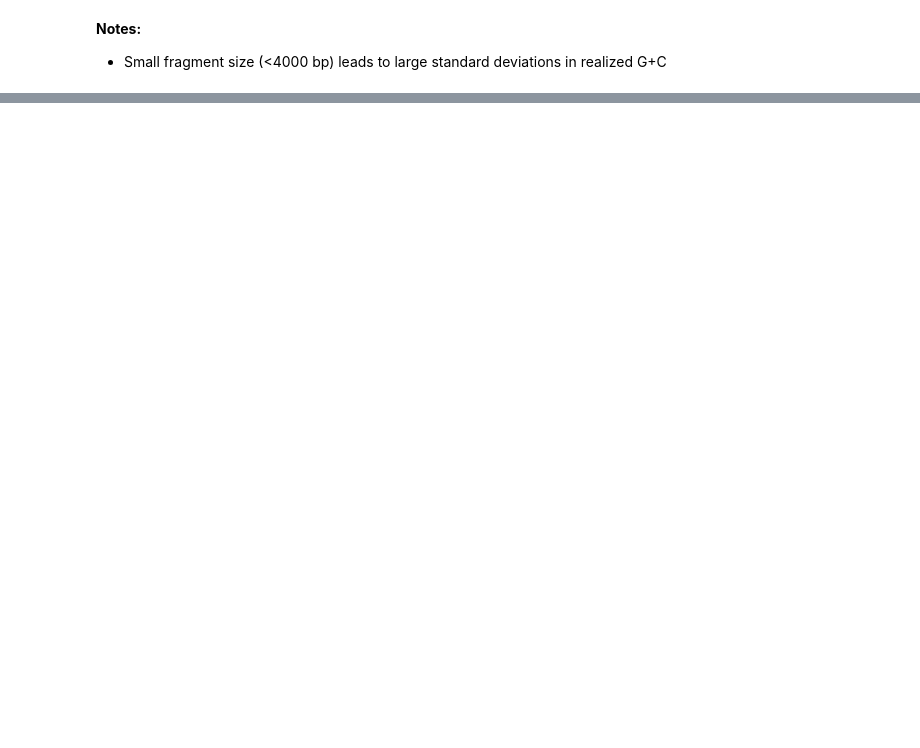
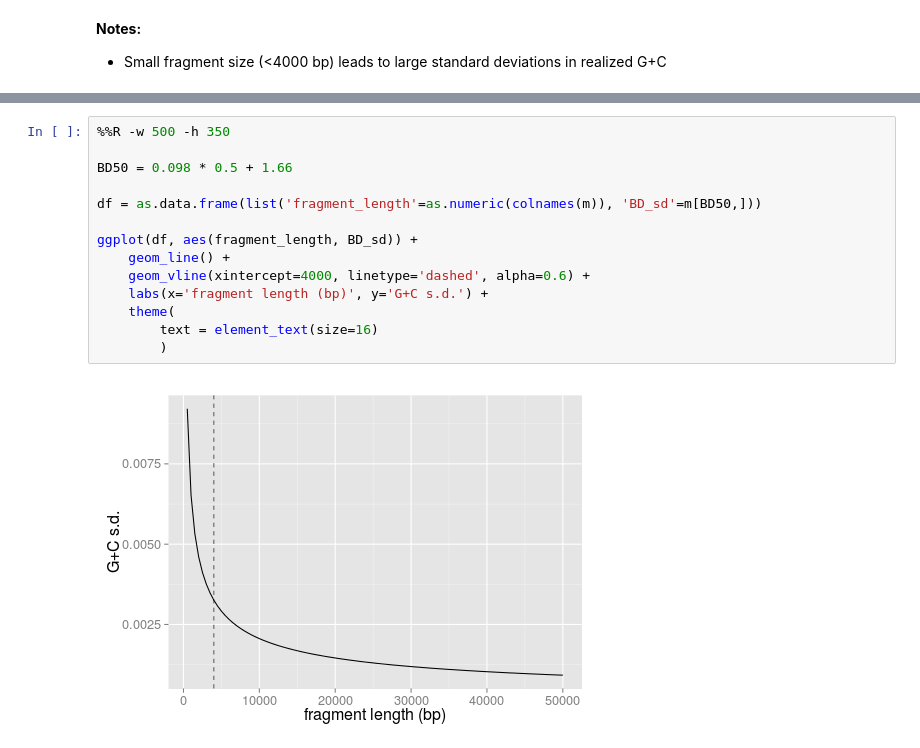
Before and after one commit to nick-youngblut/SIPSim, a Jupyter notebook: ipynb/standard_vs_our_conditions.ipynb, the cells around one changed output, grey strips where cells are left out. Drawn from its saved outputs; the diff is of its cells as text; blank space fills up the shorter version.

```diff
--- a/ipynb/standard_vs_our_conditions.ipynb
+++ b/ipynb/standard_vs_our_conditions.ipynb
@@ -400,0 +439,16 @@ __Notes:__
+# %%
+%%R -w 500 -h 350
+
+BD50 = 0.098 * 0.5 + 1.66
+
+df = as.data.frame(list('fragment_length'=as.numeric(colnames(m)), 'BD_sd'=m[BD50,]))
+
+ggplot(df, aes(fragment_length, BD_sd)) +
+    geom_line() +
+    geom_vline(xintercept=4000, linetype='dashed', alpha=0.6) +
+    labs(x='fragment length (bp)', y='G+C s.d.') +
+    theme(
+        text = element_text(size=16)
+        )
+# %% [output]
+[figure, added]
```
Also changed, not shown: parts of 5 cells of this notebook, 8 other files.
